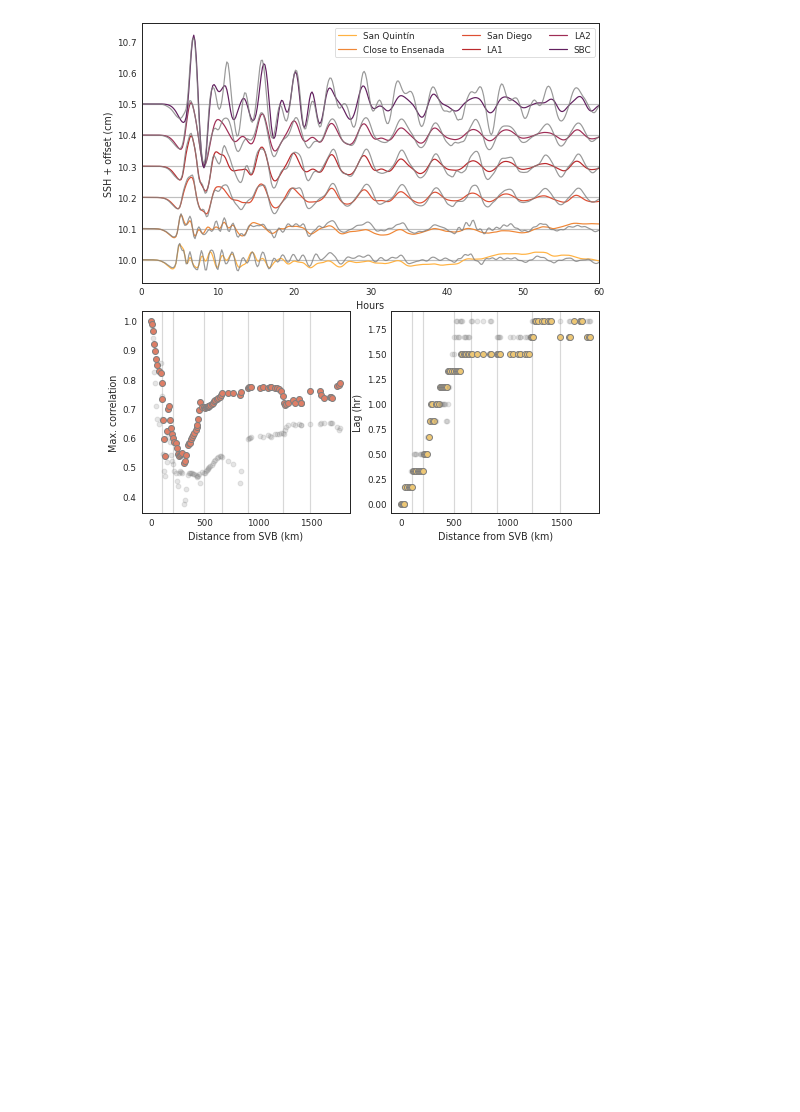
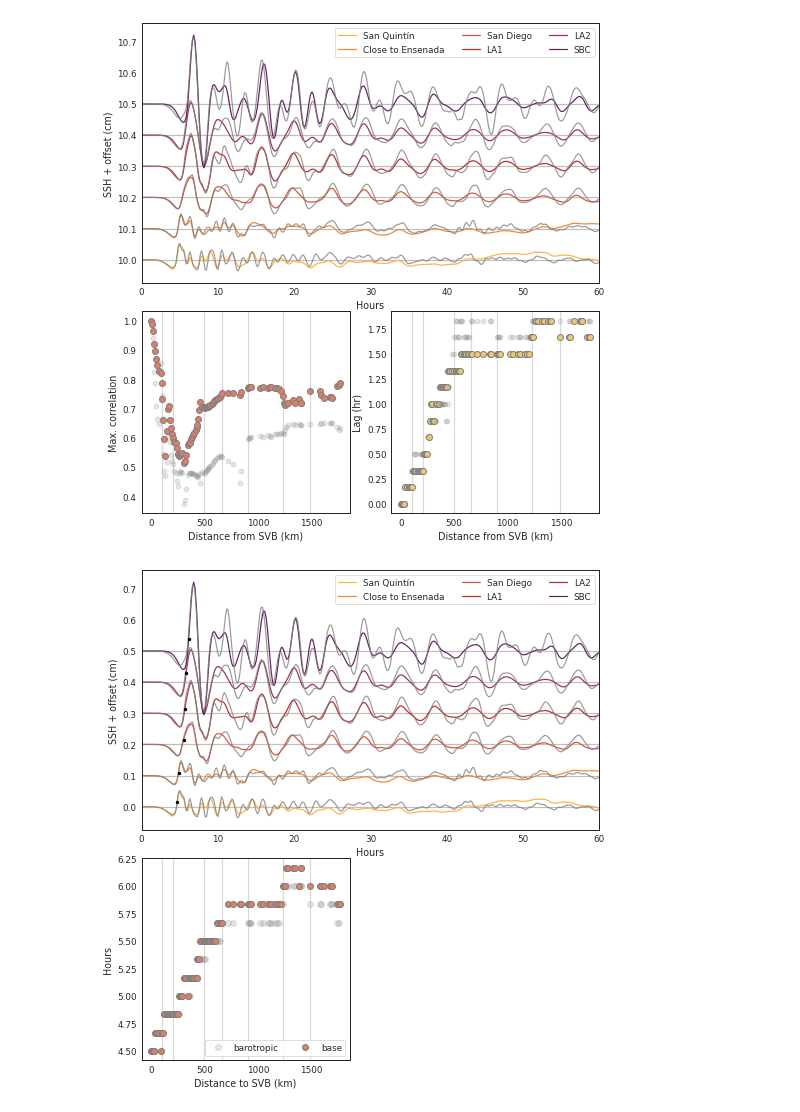
Before and after one commit to anakarinarm/notebooks_SVB, a Jupyter notebook: MITgcm/domain5/figures_paper/figure04.ipynb, the cells around one changed output. Drawn from its saved outputs; the diff is of its cells as text; code cells hidden in the pictures; blank space fills up the shorter version.

Commit message:
added fig 7 and changes time series fig to zero-xings instead of lagged correlations

```diff
--- a/MITgcm/domain5/figures_paper/figure04.ipynb
+++ b/MITgcm/domain5/figures_paper/figure04.ipynb
@@ -140,3 +140,95 @@ ax1.set_xlabel('Hours')
 plt.savefig('figure4.png', dpi=500, bbox_inches='tight')
 # %% [output]
 [figure]
+# %%
+sns.set_context('paper')
+sns.set_style('white')
+
+time = np.arange(0,720)*600
+colors=[ "#df7e66", "#94b594", "#224b5e","#b75347",]
+colors2=("#ffd353", "#ffb242", "#ef8737", "#de4f33", "#bb292c", "#9f2d55", "#62205f", "#341648")
+
+fig = plt.figure(figsize=(7.48,8))
+gs1 = gridspec.GridSpec(1,1)
+gs1.update(left=0.05,bottom=0.5, top=0.95, wspace=0.05, hspace=0.2)
+ax1 = plt.subplot(gs1[0,0])
+offset=0
+
+gs2 = gridspec.GridSpec(1, 2, wspace=0.2)
+gs2.update(left=0.05,bottom=0.1, top=0.45, hspace=0.05)
+ax2 = plt.subplot(gs2[0,0])
+
+kk1 = 0
+nt = 45 # end time index of the section where we look for zero-xing
+n0 = 25
+dx = 10
+
+for kk, lab in zip([47,100,230,307,335,400,450],
+                   ['San Quintín','Close to Ensenada','San Diego','LA1','LA2','SBC1','SBC2']):
+    ax2.axvline(ssh_febTS.X[kk], color='0.7', alpha=0.5)
+
+# ---- arrival(?) time of first zero-crossing --------------
+zeroxing = np.empty(100)
+zeroxing_baro = np.empty(100)
+jj=0
+for kk in range(0,500,5):
+    eta = 100*(ssh_febTS.curtain_data[n0:nt,kk]-ssh_febTS_NoB.curtain_data[n0:nt,kk])
+    etab = 100*(ssh_baro.curtain_data[n0:nt,kk]-ssh_baro_NoB.curtain_data[n0:nt,kk])
+
+    for ssh, ii in zip(eta, range(len(eta))):
+        if ssh < 0:
+            continue
+        else:
+            zeroxing[jj] = ssh_febTS.T[ii+n0]/3600
+            break
+    for sshb, ii in zip(etab, range(len(eta))):
+        if sshb < 0:
+            continue
+        else:
+            zeroxing_baro[jj] = ssh_baro.T[ii+n0]/3600
+            break
+    jj=jj+1
+
+ax2.plot(ssh_baro.X[0:500:5],zeroxing_baro,'o', alpha=0.2,
+         color='0.5', markersize=6,label='barotropic')
+ax2.plot(ssh_febTS.X[0:500:5],zeroxing,'o', label='base',
+         markeredgecolor='0.5',color="#df7e66", markersize=6)
+ax2.tick_params(axis='both', which='major', pad=0)
+ax2.legend(ncol=3)
+ax2.set_ylabel('Hours')
+ax2.set_xlabel('Distance to SVB (km)')
+
+
+# ---- time series --------------
+
+for kk, lab, col in zip([47,100,230,307,335,440],
+                   ['San Quintín', 'Close to Ensenada','San Diego','LA1','LA2','SBC'], colors2[1:]):
+    eta = 100*(ssh_febTS.curtain_data[:,kk]-ssh_febTS_NoB.curtain_data[:,kk])+offset
+    etab = 100*(ssh_baro.curtain_data[:,kk]-ssh_baro_NoB.curtain_data[:,kk])+offset
+    ax1.axhline(offset, color='0.5', alpha=0.5)
+    ax1.plot(ssh_febTS.T/3600,eta, label=lab , alpha=1, color=col)
+    ax1.plot(ssh_baro.T/3600,etab , alpha=0.8, color='0.5')
+#    ax1.axvline(3.5)
+#    ax1.axvline(ssh_febTS.T[45]/3600, color='r')
+
+    eta = 100*(ssh_febTS.curtain_data[n0:nt,kk]-ssh_febTS_NoB.curtain_data[n0:nt,kk])+offset
+    for ssh, ii in zip(eta, range(len(eta))):
+        if ssh-offset < 0:
+            continue
+        else:
+            ax1.plot(ssh_febTS.T[ii+n0]/3600,ssh, 'k.')
+
+            break
+    offset = offset + 0.1
+
+ax1.set_xlim(0,24*2.5)
+ax1.tick_params(axis='both', which='major', pad=0)
+ax1.legend(ncol=3)
+ax1.set_ylabel('SSH + offset (cm)')
+ax1.set_xlabel('Hours')
+# --------------------------------
+
+
+plt.savefig('figure4_v2.png', dpi=500, bbox_inches='tight')
+# %% [output]
+[figure, added]
```
Also changed, not shown: parts of 1 cell of this notebook, 1 other file.
